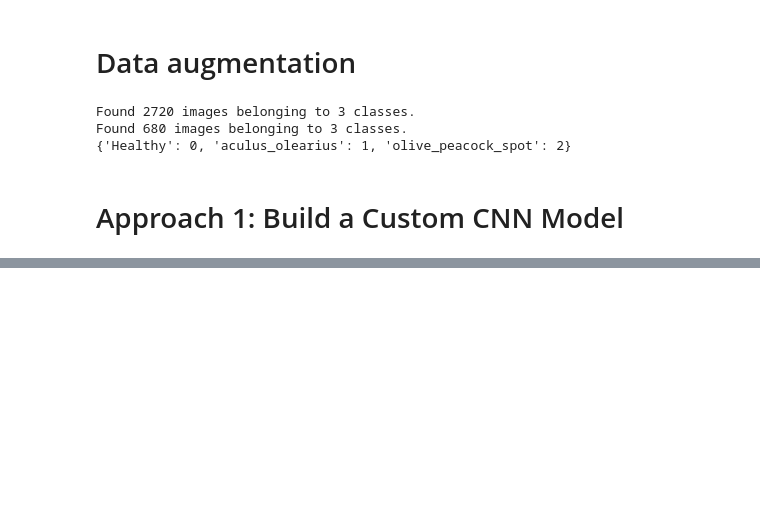
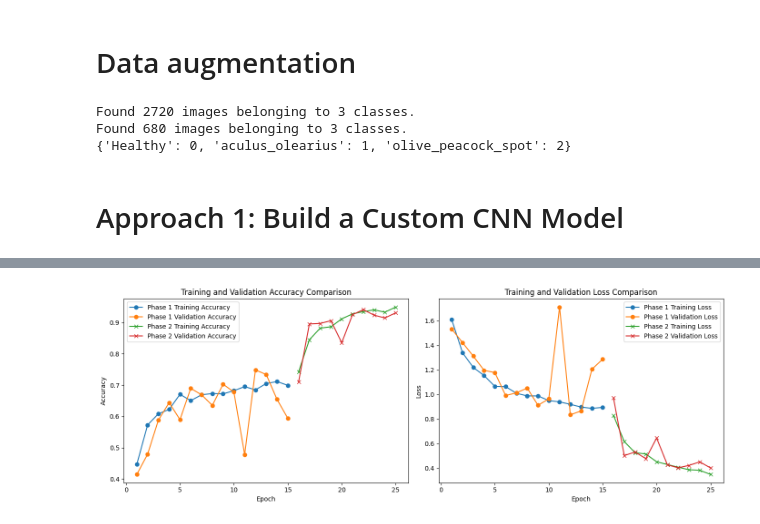
Before and after one commit to HBSAIKAT/Olive-Leaf-Image-Classification-CNN, a Jupyter notebook: olive-leaf-image-classification.ipynb, the cells around one changed output, grey strips where cells are left out. Saved outputs shown, nothing was run; the diff lists cells and outputs as text; code cells hidden in the pictures; blank space fills up the shorter version.

```diff
--- a/olive-leaf-image-classification.ipynb
+++ b/olive-leaf-image-classification.ipynb
@@ -377,0 +363,20 @@ plt.show()
+# %%
+for layer in model.layers[0].layers[-20:]:
+    layer.trainable = True
+
+# Re-compile the model with a lower learning rate for fine-tuning.
+model.compile(optimizer=tf.keras.optimizers.Adam(learning_rate=1e-5),
+              loss='categorical_crossentropy',
+              metrics=['accuracy'])
+
+EPOCHS_PHASE2 = 10
+
+history_phase2 = model.fit(
+    train_generator,
+    epochs=EPOCHS_PHASE2,
+    validation_data=test_generator,
+    callbacks=[
+        tf.keras.callbacks.EarlyStopping(monitor='val_loss', patience=5, restore_best_weights=True),
+        tf.keras.callbacks.ReduceLROnPlateau(monitor='val_loss', factor=0.5, patience=2)
+    ]
+)
@@ -377,0 +404,47 @@ plt.show()
+# %%
+import matplotlib.pyplot as plt
+
+# Retrieve metrics from Phase 1
+acc_phase1 = history_phase1.history['accuracy']
+val_acc_phase1 = history_phase1.history['val_accuracy']
+loss_phase1 = history_phase1.history['loss']
+val_loss_phase1 = history_phase1.history['val_loss']
+epochs_phase1 = range(1, len(acc_phase1) + 1)
+
+# Retrieve metrics from Phase 2
+acc_phase2 = history_phase2.history['accuracy']
+val_acc_phase2 = history_phase2.history['val_accuracy']
+loss_phase2 = history_phase2.history['loss']
+val_loss_phase2 = history_phase2.history['val_loss']
+# Offset Phase 2 epochs to continue from Phase 1
+start_epoch_phase2 = len(acc_phase1) + 1
+epochs_phase2 = range(start_epoch_phase2, start_epoch_phase2 + len(acc_phase2))
+
+plt.figure(figsize=(14, 5))
+
+# Plot Accuracy Comparison
+plt.subplot(1, 2, 1)
+plt.plot(epochs_phase1, acc_phase1, 'o-', label='Phase 1 Training Accuracy')
+plt.plot(epochs_phase1, val_acc_phase1, 'o-', label='Phase 1 Validation Accuracy')
+plt.plot(epochs_phase2, acc_phase2, 'x-', label='Phase 2 Training Accuracy')
+plt.plot(epochs_phase2, val_acc_phase2, 'x-', label='Phase 2 Validation Accuracy')
+plt.title('Training and Validation Accuracy Comparison')
+plt.xlabel('Epoch')
+plt.ylabel('Accuracy')
+plt.legend()
+
+# Plot Loss Comparison
+plt.subplot(1, 2, 2)
+plt.plot(epochs_phase1, loss_phase1, 'o-', label='Phase 1 Training Loss')
+plt.plot(epochs_phase1, val_loss_phase1, 'o-', label='Phase 1 Validation Loss')
+plt.plot(epochs_phase2, loss_phase2, 'x-', label='Phase 2 Training Loss')
+plt.plot(epochs_phase2, val_loss_phase2, 'x-', label='Phase 2 Validation Loss')
+plt.title('Training and Validation Loss Comparison')
+plt.xlabel('Epoch')
+plt.ylabel('Loss')
+plt.legend()
+
+plt.tight_layout()
+plt.show()
+# %% [output]
+[figure, added]
```
Also changed, not shown: parts of 36 cells of this notebook.
